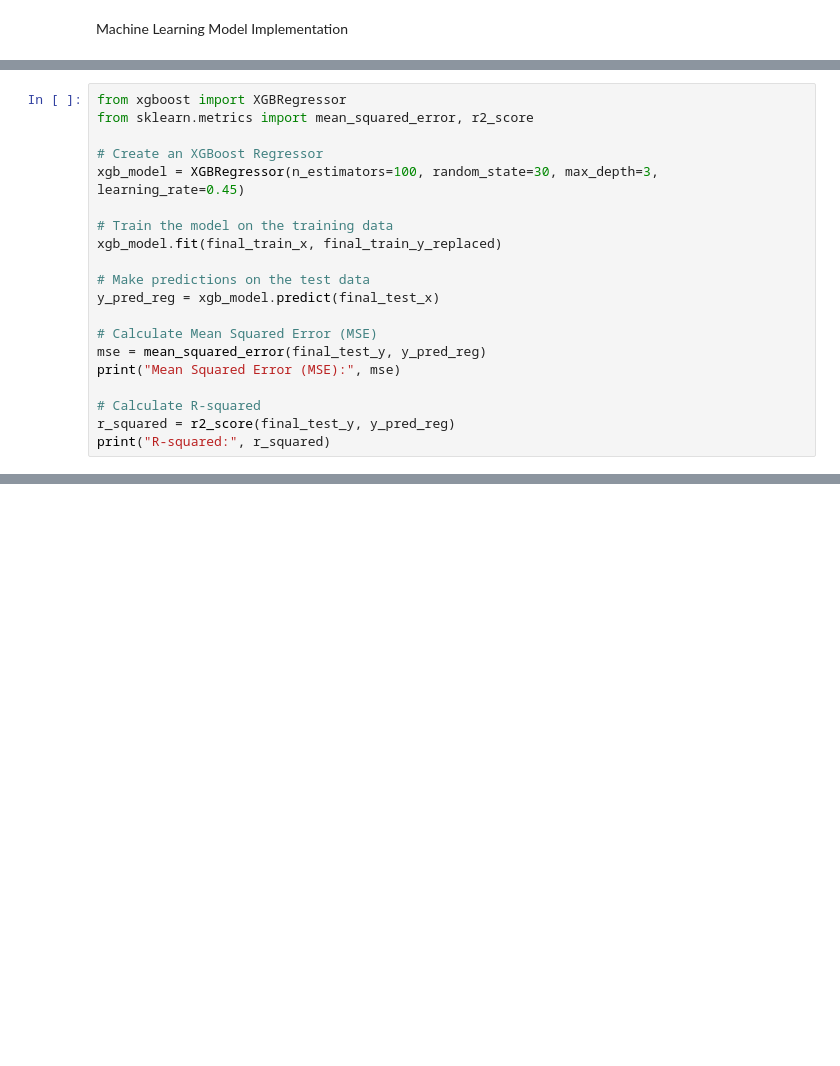
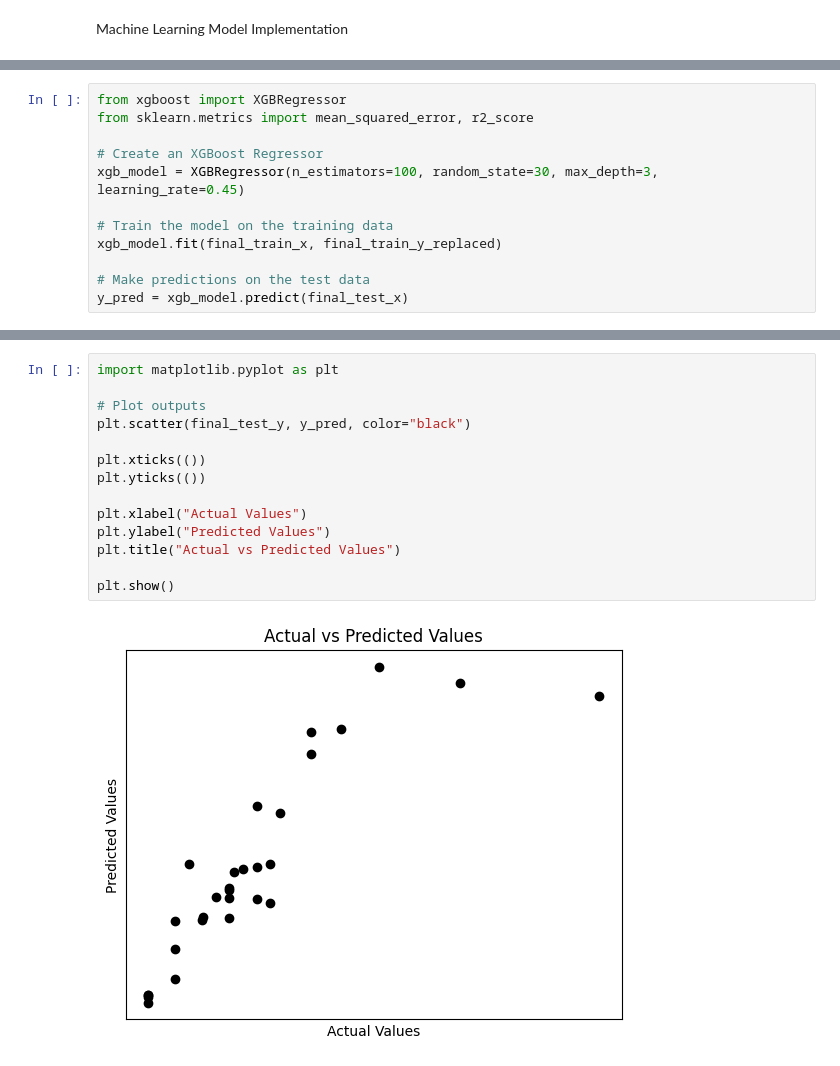
Before and after one commit to twarep/electrifly, a Jupyter notebook: Prescription_XGBoost_model.ipynb, the cells around one changed output, grey strips where cells are left out. Cells and saved outputs as stored; diff of their text form; blank space fills up the shorter version.

```diff
--- a/Prescription_XGBoost_model.ipynb
+++ b/Prescription_XGBoost_model.ipynb
@@ -198,12 +213,4 @@ xgb_model = XGBRegressor(n_estimators=100, random_state=30, max_depth=3, learnin
 xgb_model.fit(final_train_x, final_train_y_replaced)
 
 # Make predictions on the test data
-y_pred_reg = xgb_model.predict(final_test_x)
-
-# Calculate Mean Squared Error (MSE)
-mse = mean_squared_error(final_test_y, y_pred_reg)
-print("Mean Squared Error (MSE):", mse)
-
-# Calculate R-squared
-r_squared = r2_score(final_test_y, y_pred_reg)
-print("R-squared:", r_squared)
+y_pred = xgb_model.predict(final_test_x)
@@ -217,0 +261,16 @@ print(xgb_model.score(final_test_x, final_test_y))
+# %%
+import matplotlib.pyplot as plt
+
+# Plot outputs
+plt.scatter(final_test_y, y_pred, color="black")
+
+plt.xticks(())
+plt.yticks(())
+
+plt.xlabel("Actual Values")
+plt.ylabel("Predicted Values")
+plt.title("Actual vs Predicted Values")
+
+plt.show()
+# %% [output]
+[figure, added]
```
Also changed, not shown: parts of 9 cells of this notebook, 5 other files.
